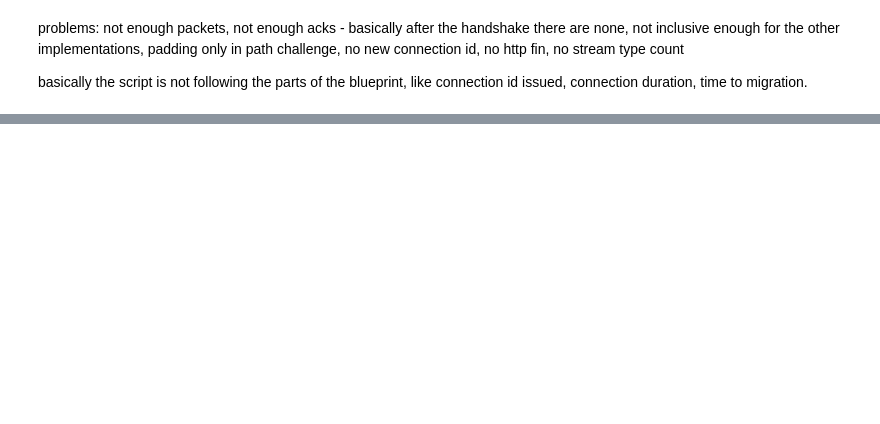
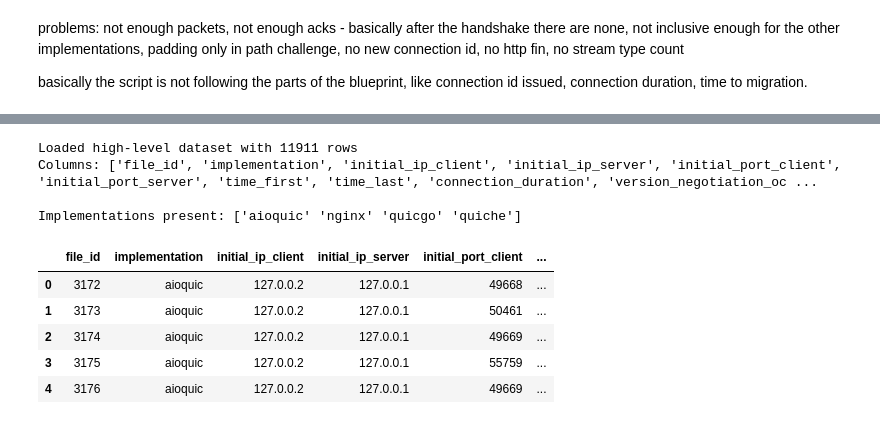
Before and after one commit to imets01/synthetic_network_data_gen, a Jupyter notebook: low_level_features/baseline_model/baseline_low_level_data_generation.ipynb, the cells around one changed output, grey strips where cells are left out. Cells and saved outputs as stored; diff of their text form; code cells hidden in the pictures; blank space fills up the shorter version.

```diff
--- a/low_level_features/baseline_model/baseline_low_level_data_generation.ipynb
+++ b/low_level_features/baseline_model/baseline_low_level_data_generation.ipynb
@@ -1870,0 +1827,20 @@ dataframe
+# %%
+# Load the high-level training dataset
+high_level_data_path = r"C:\Users\vassa\Desktop\UZH\Masters Project\synthetic_network_data_gen\high_level_features\dataset\all_captures_dataset.csv"
+high_level_df = pd.read_csv(high_level_data_path)
+
+print(f"Loaded high-level dataset with {len(high_level_df)} rows")
+print(f"Columns: {high_level_df.columns.tolist()}")
+print(f"\nImplementations present: {high_level_df['implementation'].unique()}")
+high_level_df.head()
+# %% [output]
+Loaded high-level dataset with 11911 rows
+Columns: ['file_id', 'implementation', 'initial_ip_client', 'initial_ip_server', 'initial_port_client', 'initial_port_server', 'time_first', 'time_last', 'connection_duration', 'version_negotiation_oc ...
+
+Implementations present: ['aioquic' 'nginx' 'quicgo' 'quiche']
+|  | file_id | implementation | initial_ip_client | initial_ip_server | initial_port_client | ... |
+| 0 | 3172 | aioquic | 127.0.0.2 | 127.0.0.1 | 49668 | ... |
+| 1 | 3173 | aioquic | 127.0.0.2 | 127.0.0.1 | 50461 | ... |
+| 2 | 3174 | aioquic | 127.0.0.2 | 127.0.0.1 | 49669 | ... |
+| 3 | 3175 | aioquic | 127.0.0.2 | 127.0.0.1 | 55759 | ... |
+| 4 | 3176 | aioquic | 127.0.0.2 | 127.0.0.1 | 49669 | ... |
```
Also changed, not shown: parts of 12 cells of this notebook, 1 other file.
